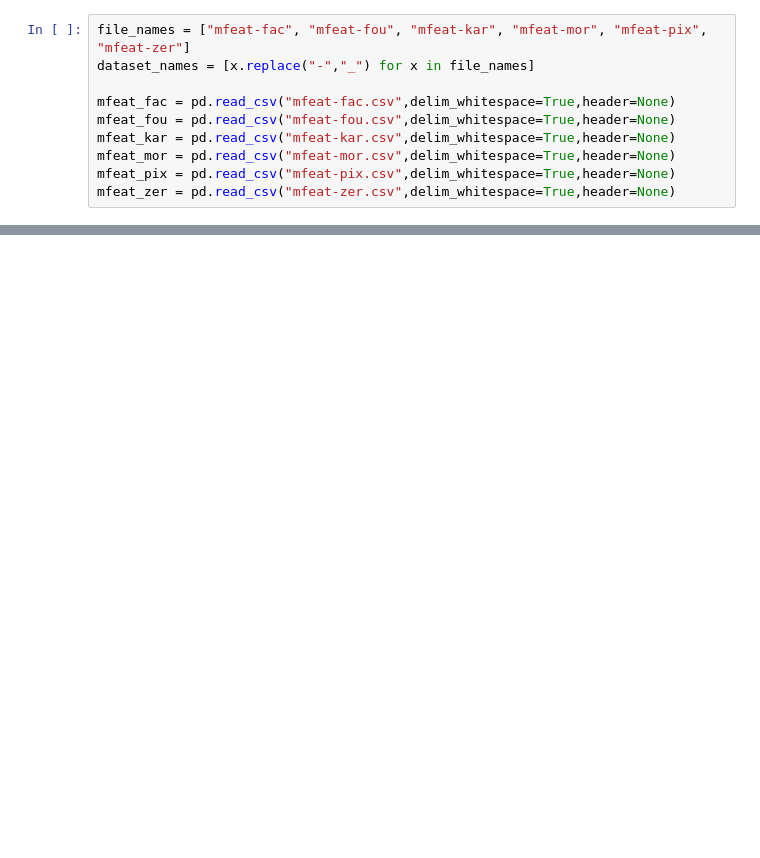
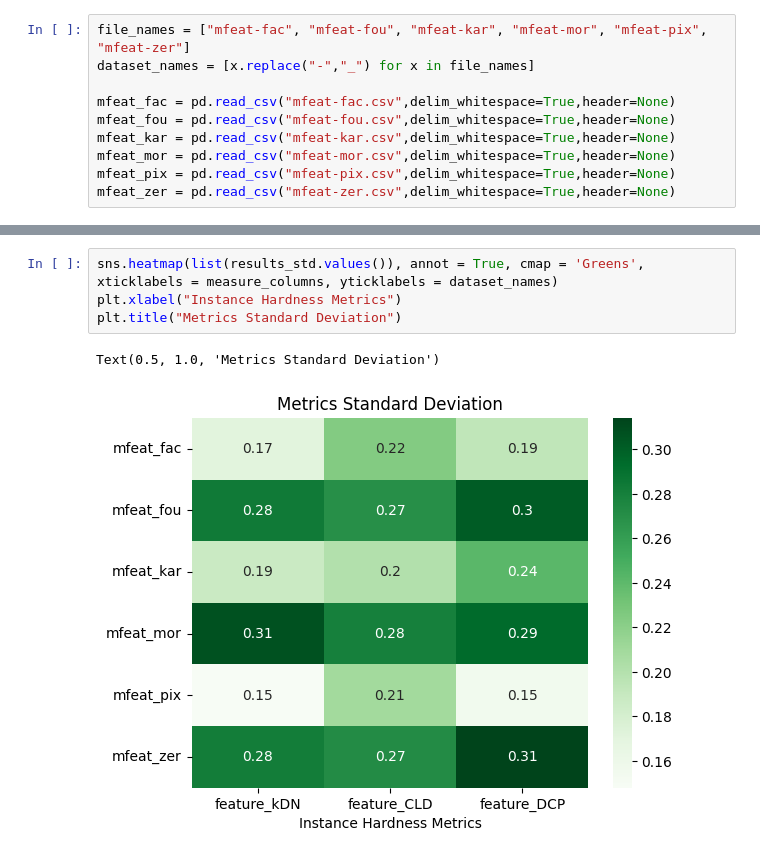
Before and after one commit to VictorCastroDeFaria/hardness, a Jupyter notebook: hardness.ipynb, the cells around one changed output, grey strips where cells are left out. Drawn from its saved outputs; the diff is of its cells as text; blank space fills up the shorter version.

```diff
--- a/hardness.ipynb
+++ b/hardness.ipynb
@@ -27,0 +242,7 @@ import pyhard
+# %%
+sns.heatmap(list(results_std.values()), annot = True, cmap = 'Greens', xticklabels = measure_columns, yticklabels = dataset_names)
+plt.xlabel("Instance Hardness Metrics")
+plt.title("Metrics Standard Deviation")
+# %% [output]
+Text(0.5, 1.0, 'Metrics Standard Deviation')
+[figure, added]
```
Also changed, not shown: parts of 20 cells of this notebook.
